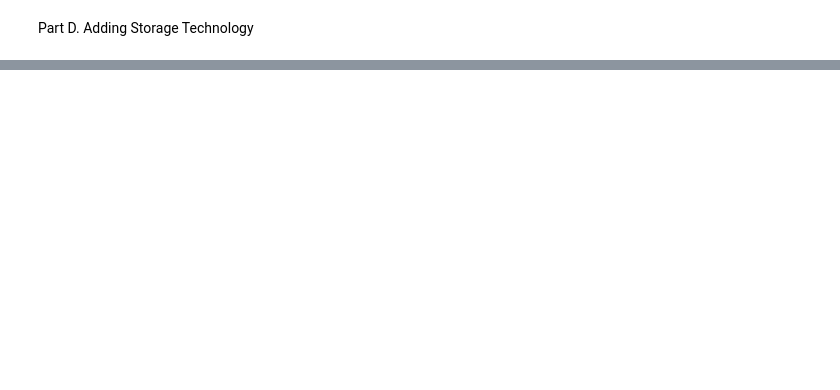
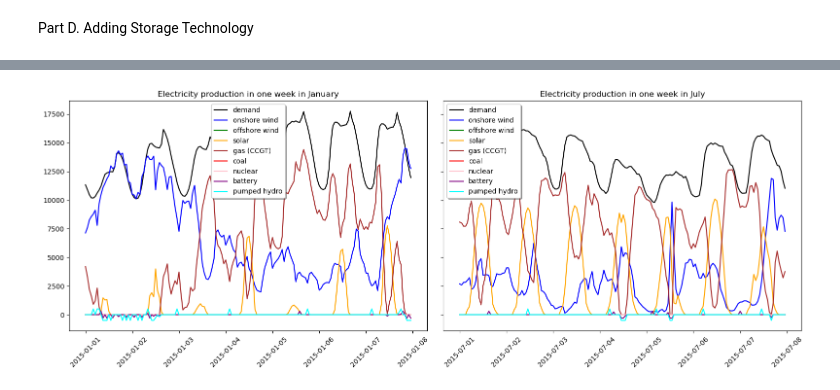
Before and after one commit to JuliaKatomena/Integrated-energy-grid, a Jupyter notebook: Project.ipynb, the cells around one changed output, grey strips where cells are left out. Drawn from its saved outputs; the diff is of its cells as text; code cells hidden in the pictures; blank space fills up the shorter version.

```diff
--- a/Project.ipynb
+++ b/Project.ipynb
@@ -542,0 +521,35 @@ plt.show()
+# %%
+fig, axes = plt.subplots(1, 2, figsize=(16, 6), sharey=True)  # 1 row, 2 columns
+
+# --- Winter Week (January) ---
+axes[0].plot(network.loads_t.p['load'][0:168], color='black', label='demand')
+axes[0].plot(network.generators_t.p['onshorewind'][0:168], color='blue', label='onshore wind')
+axes[0].plot(network.generators_t.p['offshorewind'][0:168], color='green', label='offshore wind')
+axes[0].plot(network.generators_t.p['solar'][0:168], color='orange', label='solar')
+axes[0].plot(network.generators_t.p['CCGT'][0:168], color='brown', label='gas (CCGT)')
+axes[0].plot(network.generators_t.p['coal'][0:168], color='red', label='coal')
+axes[0].plot(network.generators_t.p['nuclear'][0:168], color='pink', label='nuclear')
+axes[0].plot(network.storage_units_t.p['battery'][0:168], color='purple', label='battery')
+axes[0].plot(network.storage_units_t.p['pumped_hydro'][0:168], color='cyan', label='pumped hydro')
+axes[0].legend(fancybox=True, shadow=True, loc='best')
+axes[0].set_title('Electricity production in one week in January')
+axes[0].tick_params(axis='x', rotation=45)
+
+# --- Summer Week (July) ---
+axes[1].plot(network.loads_t.p['load'][4344:4512], color='black', label='demand')
+axes[1].plot(network.generators_t.p['onshorewind'][4344:4512], color='blue', label='onshore wind')
+axes[1].plot(network.generators_t.p['offshorewind'][4344:4512], color='green', label='offshore wind')
+axes[1].plot(network.generators_t.p['solar'][4344:4512], color='orange', label='solar')
+axes[1].plot(network.generators_t.p['CCGT'][4344:4512], color='brown', label='gas (CCGT)')
+axes[1].plot(network.generators_t.p['coal'][4344:4512], color='red', label='coal')
+axes[1].plot(network.generators_t.p['nuclear'][4344:4512], color='pink', label='nuclear')
+axes[1].plot(network.storage_units_t.p['battery'][4344:4512], color='purple', label='battery')
+axes[1].plot(network.storage_units_t.p['pumped_hydro'][4344:4512], color='cyan', label='pumped hydro')
+axes[1].legend(fancybox=True, shadow=True, loc='best')
+axes[1].set_title('Electricity production in one week in July')
+axes[1].tick_params(axis='x', rotation=45)
+
+plt.tight_layout()
+plt.show()
+# %% [output]
+[figure, added]
```
Also changed, not shown: parts of 10 cells of this notebook, 2 other files.
